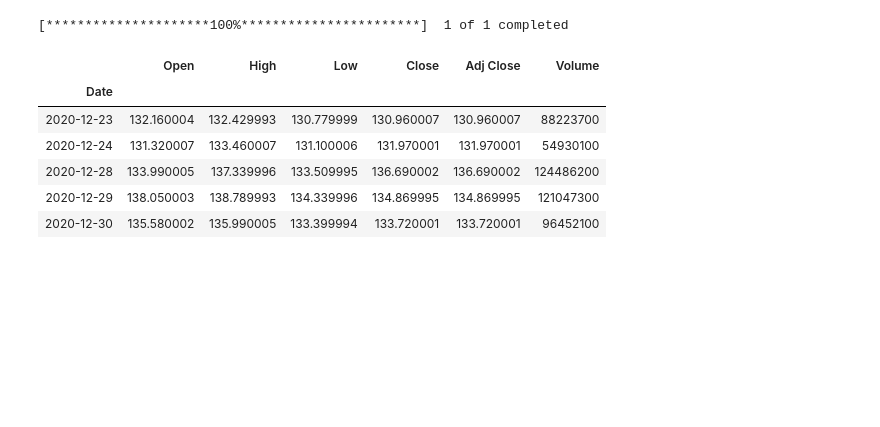
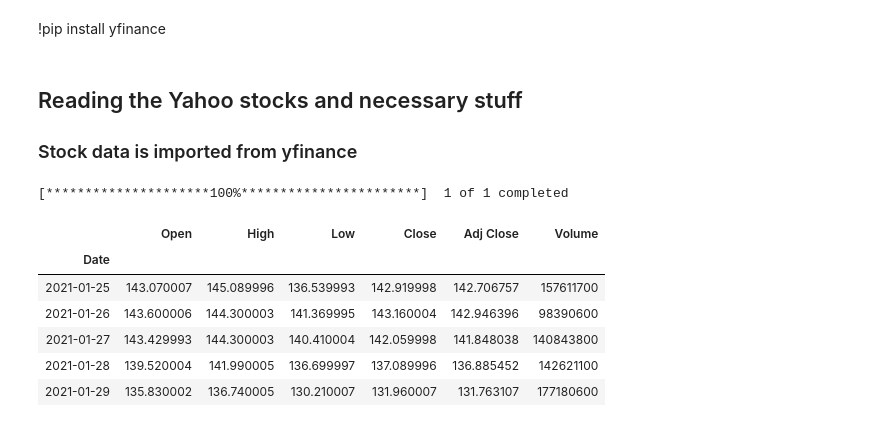
Before and after one commit to 0xpeanutbutter/makemerich, a Jupyter notebook: main.ipynb, the cells around one changed output. Cells and saved outputs as stored; diff of their text form; code cells hidden in the pictures; blank space fills up the shorter version.

```diff
--- a/main.ipynb
+++ b/main.ipynb
@@ -21,3 +1,9 @@ You should consider upgrading via the '/home/omar/anaconda3/bin/python -m pip in
+# %% [markdown]
+!pip install yfinance
+# %% [markdown]
+## Reading the Yahoo stocks and necessary stuff
+
+### Stock data is imported from yfinance
 # %%
 #importing stuff
 import numpy as np
@@ -26,13 +14,13 @@ import yfinance as yf
 # %%
 #getting data
-data = yf.download('AAPL', start="2020-01-01", end="2020-12-31")
+data = yf.download('AAPL', start="2020-01-31", end="2021-01-31")
 data.tail()
 # %% [output]
 [*********************100%***********************]  1 of 1 completed
 |  | Open | High | Low | Close | Adj Close | Volume |
 | Date |  |  |  |  |  |  |
-| 2020-12-23 | 132.160004 | 132.429993 | 130.779999 | 130.960007 | 130.960007 | 88223700 |
-| 2020-12-24 | 131.320007 | 133.460007 | 131.100006 | 131.970001 | 131.970001 | 54930100 |
-| 2020-12-28 | 133.990005 | 137.339996 | 133.509995 | 136.690002 | 136.690002 | 124486200 |
-| 2020-12-29 | 138.050003 | 138.789993 | 134.339996 | 134.869995 | 134.869995 | 121047300 |
-| 2020-12-30 | 135.580002 | 135.990005 | 133.399994 | 133.720001 | 133.720001 | 96452100 |
+| 2021-01-25 | 143.070007 | 145.089996 | 136.539993 | 142.919998 | 142.706757 | 157611700 |
+| 2021-01-26 | 143.600006 | 144.300003 | 141.369995 | 143.160004 | 142.946396 | 98390600 |
+| 2021-01-27 | 143.429993 | 144.300003 | 140.410004 | 142.059998 | 141.848038 | 140843800 |
+| 2021-01-28 | 139.520004 | 141.990005 | 136.699997 | 137.089996 | 136.885452 | 142621100 |
+| 2021-01-29 | 135.830002 | 136.740005 | 130.210007 | 131.960007 | 131.763107 | 177180600 |
```
Also changed, not shown: parts of 9 cells of this notebook.
